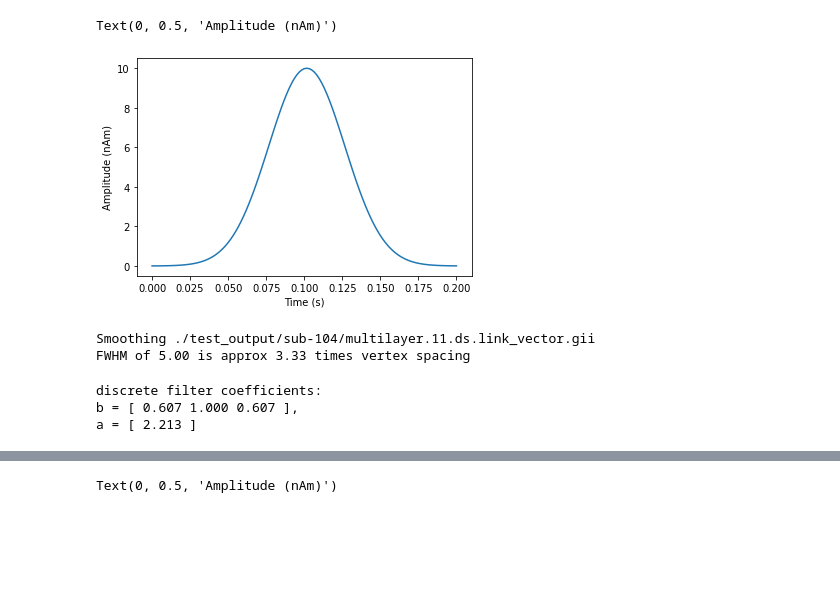
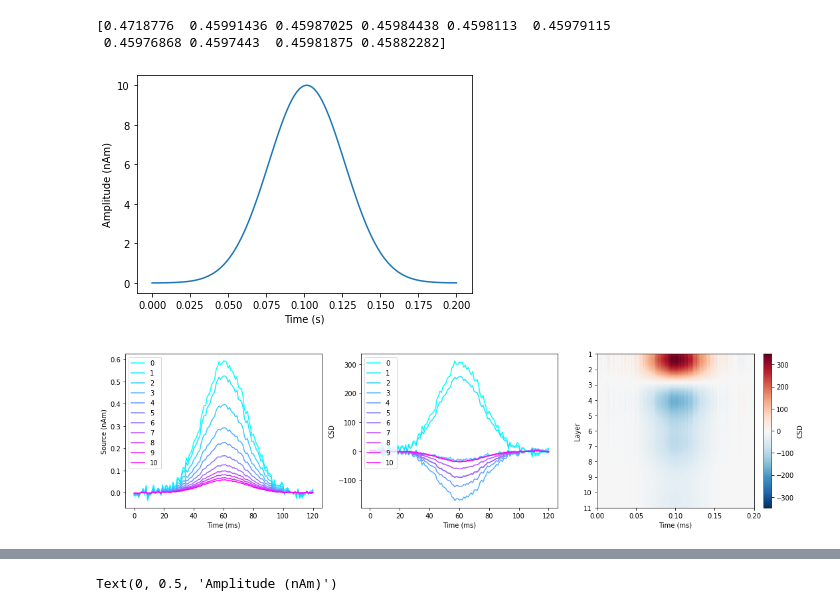
Before and after one commit to danclab/laMEG, a Jupyter notebook: sim_csd.ipynb, the cells around one changed output, grey strips where cells are left out. Drawn from its saved outputs; the diff is of its cells as text; code cells hidden in the pictures; blank space fills up the shorter version.

```diff
--- a/sim_csd.ipynb
+++ b/sim_csd.ipynb
@@ -152,6 +72,6 @@ n_temp_modes = 4
 # %%
 # Vertex to simulate activity at
-sim_vertex=420
+sim_vertex=24588
 # Strength of simulated activity (nAm)
 dipole_moment=10
 # Size of simulated patch of activity (mm)
@@ -174,5 +94,6 @@ layer_coords=mesh.darrays[0].data[layer_verts,:]
 layer_dists=np.sqrt(np.sum(np.diff(layer_coords,axis=0)**2,axis=1))
 print(layer_dists)
 # %% [output]
-Text(0, 0.5, 'Amplitude (nAm)')
+[0.4718776  0.45991436 0.45987025 0.45984438 0.4598113  0.45979115
+ 0.45976868 0.4597443  0.45981875 0.45882282]
 [figure]
@@ -189,15 +100,47 @@ pial_sim_fname=run_dipole_simulation(base_fname, prefix, pial_vertex, sim_signal
-# %%
-[_,_]=invert_ebb(nas, lpa, rpa, mri_fname, multilayer_mesh_fname, pial_sim_fname, n_layers, patch_size=patch_size,
-                 n_temp_modes=n_temp_modes)
-# %% [output]
-Smoothing ./test_output/sub-104/multilayer.11.ds.link_vector.gii
-FWHM of 5.00 is approx 3.33 times vertex spacing
-# %%
-layer_ts=load_source_time_series(pial_sim_fname, vertices=layer_verts)
-csd=csd_calc(layer_ts,np.mean(layer_dists),600)
-smooth_csd=csd_smooth(csd)
-# %% [output]
-discrete filter coefficients:
-b = [ 0.607 1.000 0.607 ],
-a = [ 2.213 ]
+# %%
+# Simulate at a vertex on the pial surface
+pial_vertex=sim_vertex
+# Orientation of the simulated dipole
+pial_unit_norm=mesh.darrays[2].data[pial_vertex,:]
+prefix=f'sim_{sim_vertex}_superficial.'
+
+with matlab_context() as eng:
+    # Generate simulated data
+    pial_sim_fname=run_dipole_simulation(base_fname, prefix, pial_vertex, sim_signal, pial_unit_norm,
+                                         dipole_moment, sim_patch_size, SNR, mat_eng=eng)
+
+    # Run inversion
+    [_,_]=invert_ebb(multilayer_mesh_fname, pial_sim_fname, n_layers, patch_size=patch_size,
+                     n_temp_modes=n_temp_modes, gain_mat_fname=gainmat, mat_eng=eng)
+
+    # Get source time series for each layer
+    layer_ts=load_source_time_series(pial_sim_fname, vertices=layer_verts, mat_eng=eng)
+
+# Average over trials and compute CSD and smoothed CSD
+mean_layer_ts=np.mean(layer_ts,axis=-1)
+[csd, smooth_csd]=compute_csd(mean_layer_ts,np.mean(layer_dists),600,smoothing='cubic')
+
+col_r = plt.cm.cool(np.linspace(0,1, num=n_layers))
+plt.figure(figsize=(15,4))
+plt.subplot(1,3,1)
+for l in range(n_layers):
+    plt.plot(mean_layer_ts[l,:], label=f'{l}', color=col_r[l,:])
+plt.legend(loc='upper left')
+plt.xlabel('Time (ms)')
+plt.ylabel('Source (nAm)')
+
+plt.subplot(1,3,2)
+for l in range(n_layers):
+    plt.plot(csd[l,:], label=f'{l}', color=col_r[l,:])
+plt.legend(loc='upper left')
+plt.xlabel('Time (ms)')
+plt.ylabel('CSD')
+
+ax=plt.subplot(1,3,3)
+plot_csd(smooth_csd, time, ax)
+plt.xlabel('Time (ms)')
+plt.ylabel('Layer')
+plt.tight_layout()
+# %% [output]
+[figure, added]
 # %%
```
Also changed, not shown: parts of 18 cells of this notebook, 7 other files.
